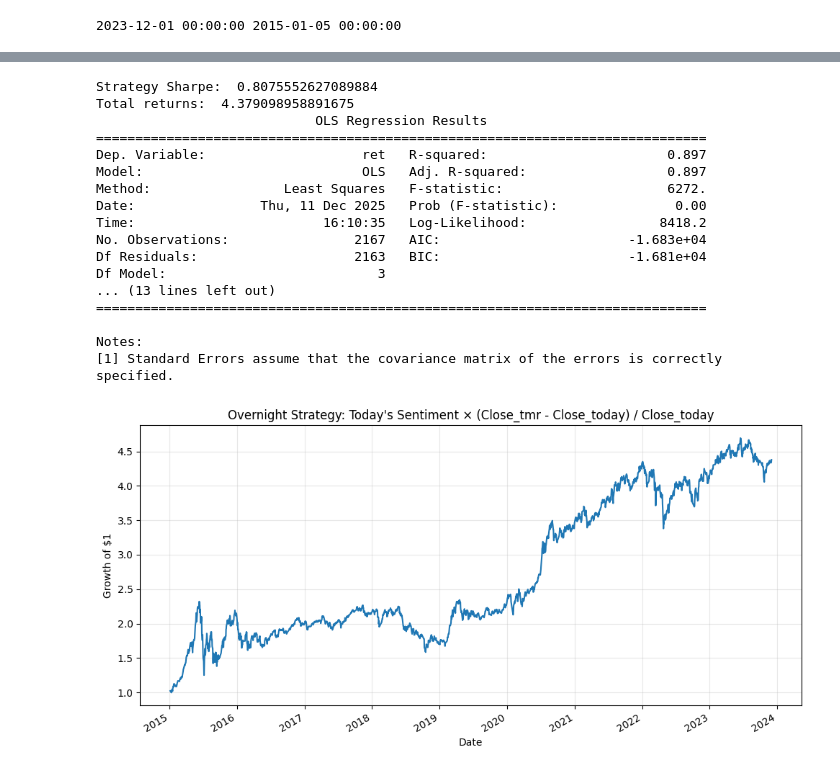
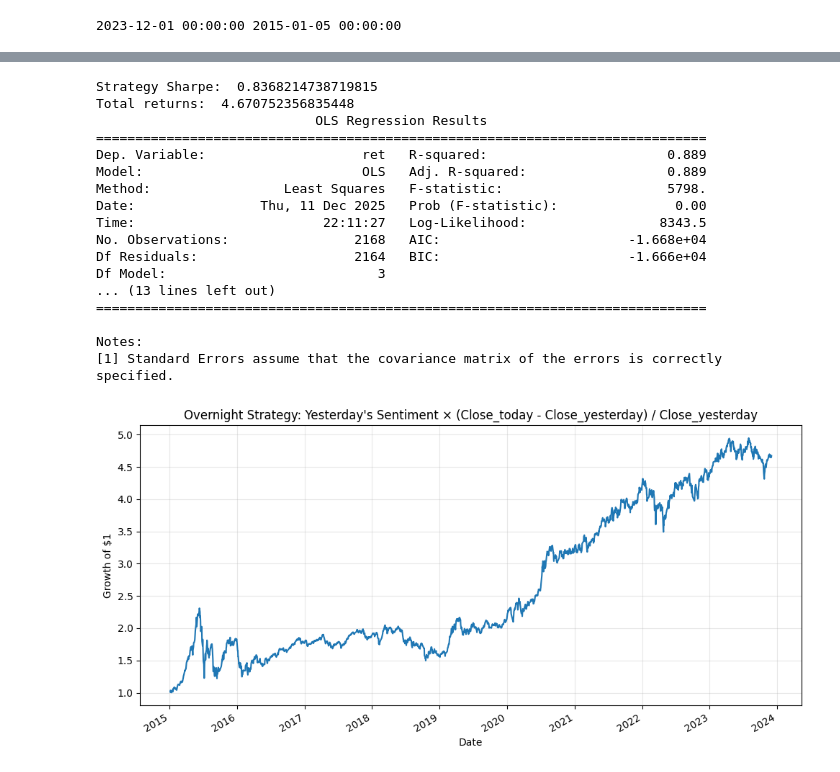
Before and after one commit to frankyaoxiao/chinese-stock-market, a Jupyter notebook: strat_w_alphas.ipynb, the cells around one changed output, grey strips where cells are left out. Saved outputs shown, nothing was run; the diff lists cells and outputs as text; code cells hidden in the pictures.

Commit message:
Fixed double shift

```diff
--- a/strat_w_alphas.ipynb
+++ b/strat_w_alphas.ipynb
@@ -26,7 +26,7 @@ def json_to_df(path_or_obj):
     df = df.dropna(subset=["date"]).sort_values(["date", "industry"]).reset_index(drop=True)
     return df
 
-sentiments = json_to_df("data/industry_sentiment.json")
+sentiments = json_to_df("/Users/edwardju/Downloads/chinese-stock-market/data/industry_sentiment.json")
 tot = sentiments.groupby("date")["score"].transform(lambda s: s.abs().sum())
 sentiments["tot_score"] = tot
 sentiments["norm_score"] = sentiments["score"].div(tot).where(tot.ne(0))
@@ -151,7 +151,7 @@ See the caveats in the documentation: https://pandas.pydata.org/pandas-docs/stab
 | 75 | 2015-01-02 | Banking | 0.044118 | -0.0625 |
 # %%
 # Load with open and close prices for intraday calculation
-daily_rets = pd.read_csv("data/TRD_Daily_full_20010101_20231201.csv",
+daily_rets = pd.read_csv("/Users/edwardju/Downloads/CSMAR Daily Stock Return/TRD_Daily_full_20010101_20231201.csv",
                          usecols=['Stkcd', 'Trddt', 'Dsmvtll', 'Dretwd', 'Opnprc', 'Clsprc'])
 
 # Rename columns properly (usecols doesn't preserve order, so use dict)
@@ -169,7 +169,7 @@ daily_rets['date'] = pd.to_datetime(daily_rets['date'], format='%Y-%m-%d')
 daily_rets['intraday_ret'] = (daily_rets['close'] - daily_rets['open']) / daily_rets['open']
 
 # merge industry
-co_ind = pd.read_csv("data/TRD_Co.csv", encoding='cp1252', usecols=['Stkcd', 'Nindnme_en'])
+co_ind = pd.read_csv("/Users/edwardju/Downloads/CSMAR Daily Stock Return/TRD_Co.csv", encoding='cp1252', usecols=['Stkcd', 'Nindnme_en'])
 co_ind.columns=['stockid', 'industry']
 daily_rets = daily_rets.merge(co_ind, on=['stockid'], how='left')
 daily_rets.head()
@@ -264,7 +264,7 @@ Covariance Type:              cluster
 Notes:
 [1] Standard Errors are robust to cluster correlation (cluster)
 # %%
-ff3 = pd.read_csv("data/daily_ff3_factors_total_shares_p9714.csv")
+ff3 = pd.read_csv("/Users/edwardju/Downloads/CSMAR Daily Stock Return/daily_ff3_factors_total_shares_p9714.csv")
 ff3['date'] = pd.to_datetime(ff3['date'], format='%Y-%m-%d')
 ff3 = ff3.set_index('date')
 ff3.head()
@@ -334,33 +331,30 @@ Notes:
 # %%
-# today's sentiment × (close_tmr - close_today) / close_today
+# Overnight Strategy: yesterday's sentiment × (close_today - close_yesterday) / close_yesterday
 
 d = indus_ret_senti.copy()
-d['w_ls'] = d.groupby('industry')['w_ls'].shift(1)
-d['next_day_ret'] = d['industry_ret']
-d = d.dropna(subset=['next_day_ret', 'w_ls'])
+d = d.dropna(subset=['industry_ret', 'w_ls'])
 
-w_name = 'w_ls'
-sw_ret_overnight = d.groupby("date").apply(lambda g: (g[w_name] * g["next_day_ret"]).sum()).rename("sw_ret")
-print_stats(sw_ret_overnight, "Overnight Strategy: Today's Sentiment × (Close_tmr - Close_today) / Close_today")
+sw_ret_overnight = d.groupby("date").apply(lambda g: (g['w_ls'] * g["industry_ret"]).sum()).rename("sw_ret")
+print_stats(sw_ret_overnight, "Overnight Strategy: Yesterday's Sentiment × (Close_today - Close_yesterday) / Close_yesterday")
 # %% [output]
-Strategy Sharpe:  0.8075552627089884
-Total returns:  4.379098958891675
+Strategy Sharpe:  0.8368214738719815
+Total returns:  4.670752356835448
                             OLS Regression Results
 ==============================================================================
-Dep. Variable:                    ret   R-squared:                       0.897
-Model:                            OLS   Adj. R-squared:                  0.897
-Method:                 Least Squares   F-statistic:                     6272.
+Dep. Variable:                    ret   R-squared:                       0.889
+Model:                            OLS   Adj. R-squared:                  0.889
+Method:                 Least Squares   F-statistic:                     5798.
 Date:                Thu, 11 Dec 2025   Prob (F-statistic):               0.00
-Time:                        16:10:35   Log-Likelihood:                 8418.2
-No. Observations:                2167   AIC:                        -1.683e+04
-Df Residuals:                    2163   BIC:                        -1.681e+04
+Time:                        22:11:27   Log-Likelihood:                 8343.5
+No. Observations:                2168   AIC:                        -1.668e+04
+Df Residuals:                    2164   BIC:                        -1.666e+04
 Df Model:                           3
 ... (13 lines left out)
 ==============================================================================
 
 Notes:
 [1] Standard Errors assume that the covariance matrix of the errors is correctly specified.
-[figure, old version]
+[figure, new version]
 # %%
 d = indus_ret_senti.copy()
 d['next_day_intraday'] = d['industry_intraday']
```
Also changed, not shown: parts of 5 cells of this notebook.
